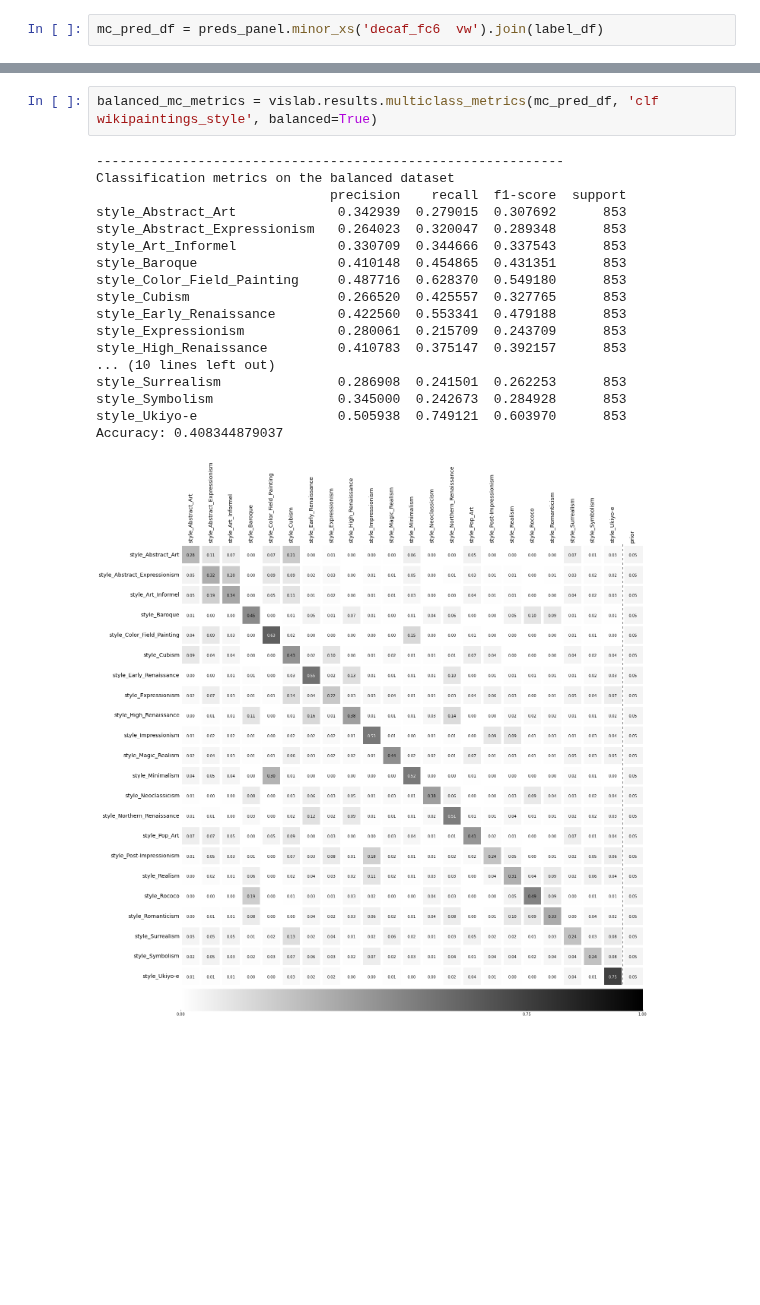
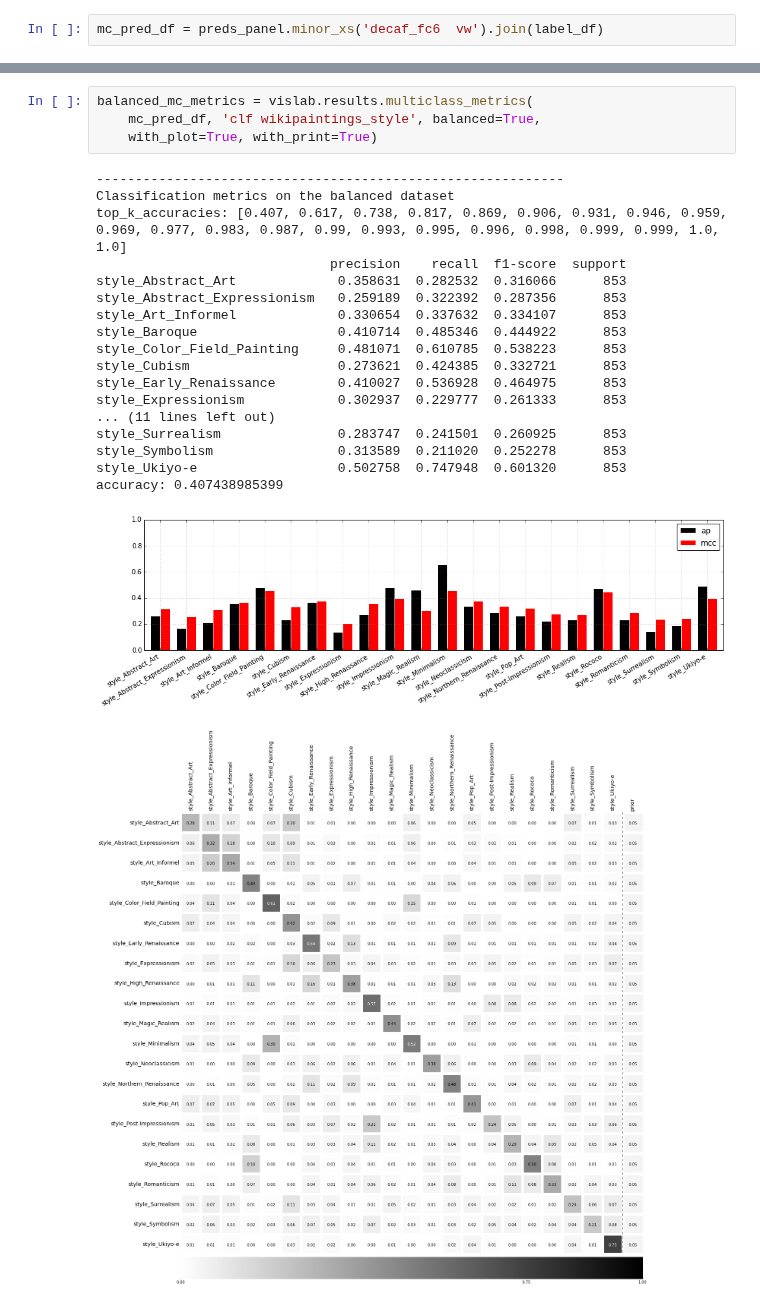
Before and after one commit to sergeyk/vislab, a Jupyter notebook: notebooks/wikipaintings results.ipynb, the cells around one changed output, grey strips where cells are left out. Cells and saved outputs as stored; diff of their text form; blank space fills up the shorter version.

Commit message:
top-k accuracy metric, and per-class AP plot from multiclass_metrics

```diff
--- a/notebooks/wikipaintings results.ipynb
+++ b/notebooks/wikipaintings results.ipynb
@@ -147,21 +75,24 @@ mc_pred_df = preds_panel.minor_xs('decaf_fc6  vw').join(label_df)
 # %%
-balanced_mc_metrics = vislab.results.multiclass_metrics(mc_pred_df, 'clf wikipaintings_style', balanced=True)
+balanced_mc_metrics = vislab.results.multiclass_metrics(
+    mc_pred_df, 'clf wikipaintings_style', balanced=True,
+    with_plot=True, with_print=True)
 # %% [output]
 ------------------------------------------------------------
 Classification metrics on the balanced dataset
+top_k_accuracies: [0.407, 0.617, 0.738, 0.817, 0.869, 0.906, 0.931, 0.946, 0.959, 0.969, 0.977, 0.983, 0.987, 0.99, 0.993, 0.995, 0.996, 0.998, 0.999, 0.999, 1.0, 1.0]
                               precision    recall  f1-score  support
-style_Abstract_Art             0.342939  0.279015  0.307692      853
-style_Abstract_Expressionism   0.264023  0.320047  0.289348      853
-style_Art_Informel             0.330709  0.344666  0.337543      853
-style_Baroque                  0.410148  0.454865  0.431351      853
-style_Color_Field_Painting     0.487716  0.628370  0.549180      853
-style_Cubism                   0.266520  0.425557  0.327765      853
-style_Early_Renaissance        0.422560  0.553341  0.479188      853
-style_Expressionism            0.280061  0.215709  0.243709      853
-style_High_Renaissance         0.410783  0.375147  0.392157      853
-... (10 lines left out)
-style_Surrealism               0.286908  0.241501  0.262253      853
-style_Symbolism                0.345000  0.242673  0.284928      853
-style_Ukiyo-e                  0.505938  0.749121  0.603970      853
-Accuracy: 0.408344879037
+style_Abstract_Art             0.358631  0.282532  0.316066      853
+style_Abstract_Expressionism   0.259189  0.322392  0.287356      853
+style_Art_Informel             0.330654  0.337632  0.334107      853
+style_Baroque                  0.410714  0.485346  0.444922      853
+style_Color_Field_Painting     0.481071  0.610785  0.538223      853
+style_Cubism                   0.273621  0.424385  0.332721      853
+style_Early_Renaissance        0.410027  0.536928  0.464975      853
+style_Expressionism            0.302937  0.229777  0.261333      853
+... (11 lines left out)
+style_Surrealism               0.283747  0.241501  0.260925      853
+style_Symbolism                0.313589  0.211020  0.252278      853
+style_Ukiyo-e                  0.502758  0.747948  0.601320      853
+accuracy: 0.407438985399
-[figure, old version]
+[figure, new version]
+[figure, added]
```
Also changed, not shown: parts of 13 cells of this notebook, 4 other files.
